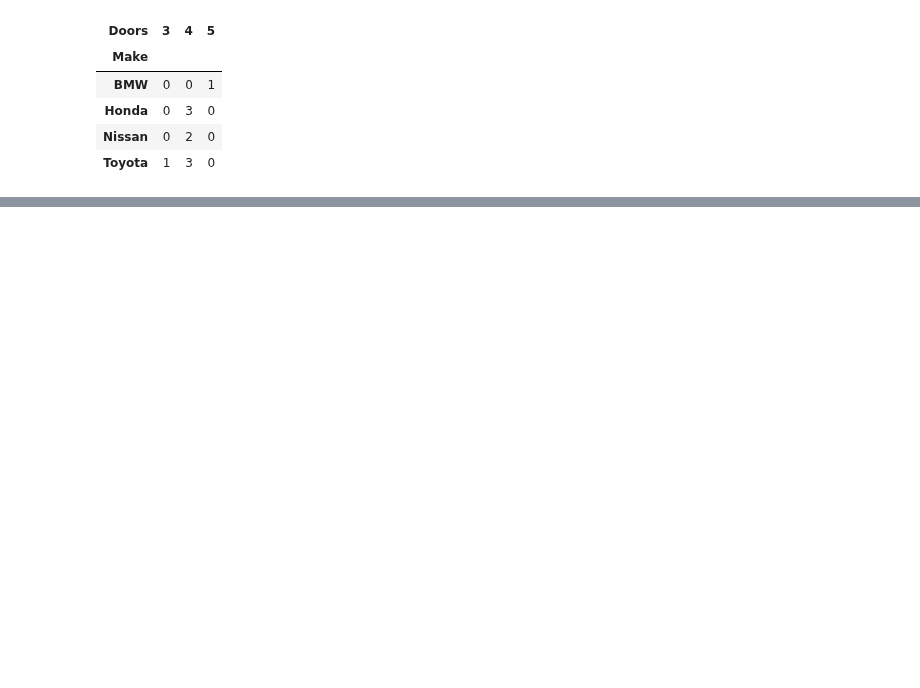
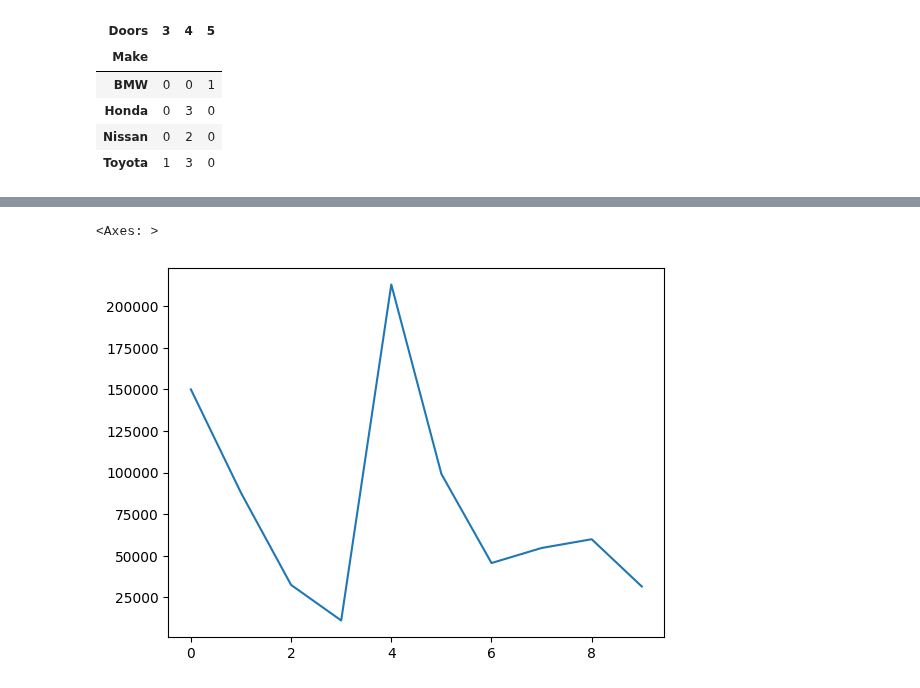
Before and after one commit to thewesternfront/Jupyter_Testintg_Jetbrains, a Jupyter notebook: introduction-to-pandas.ipynb, the cells around one changed output, grey strips where cells are left out. Saved outputs shown, nothing was run; the diff lists cells and outputs as text; code cells hidden in the pictures; blank space fills up the shorter version.

```diff
--- a/introduction-to-pandas.ipynb
+++ b/introduction-to-pandas.ipynb
@@ -316,0 +354,5 @@ pd.crosstab(car_sales["Make"], car_sales["Doors"])
+# %%
+car_sales.Odometer.plot(kind="line")
+# %% [output]
+<Axes: >
+[figure, added]
```
Also changed, not shown: parts of 40 cells of this notebook.
